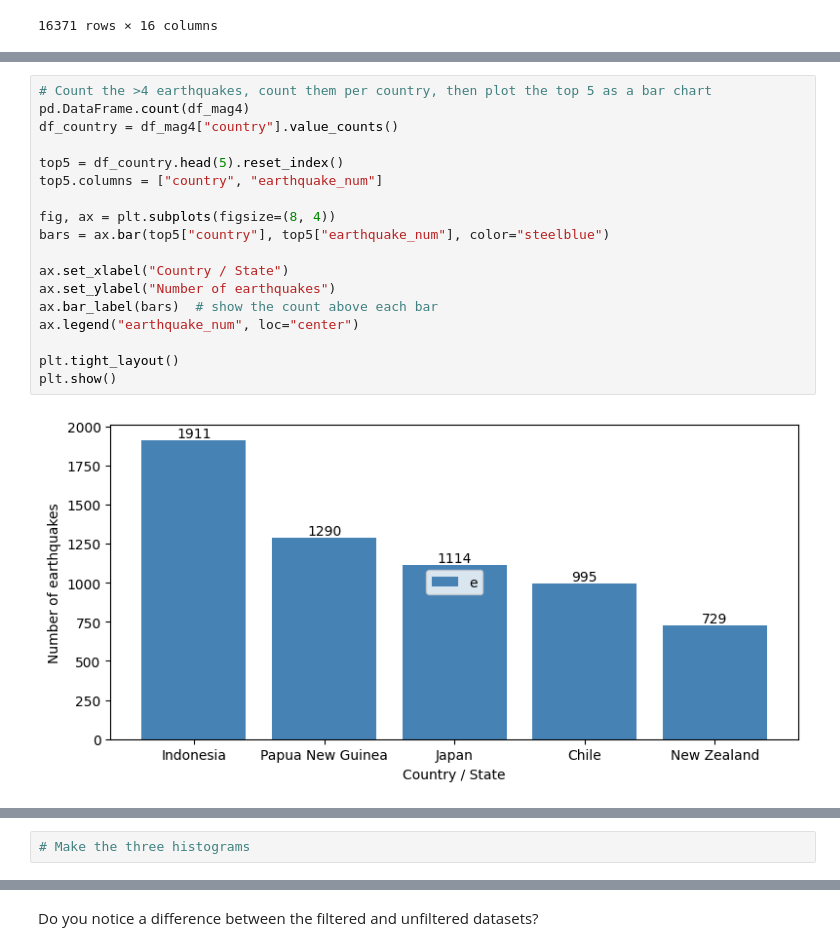
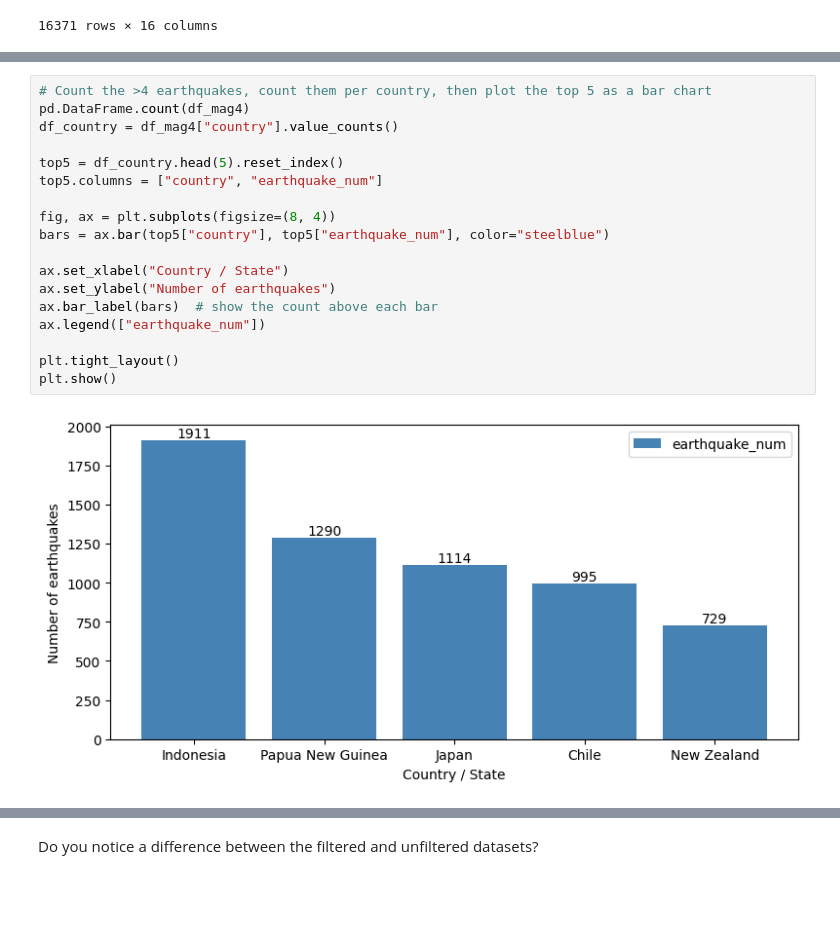
Before and after one commit to MaximeG2110/2026_Intro_Python, a Jupyter notebook: live/part-I/1.5-pandas-environmental-exercises.ipynb, the cells around one changed output, grey strips where cells are left out. Cells and saved outputs as stored; diff of their text form; blank space fills up the shorter version.

```diff
--- a/live/part-I/1.5-pandas-environmental-exercises.ipynb
+++ b/live/part-I/1.5-pandas-environmental-exercises.ipynb
@@ -280,23 +280,23 @@ and `earthquake_num` (number), and recreate the bar chart below.
 # %%
 # Count the >4 earthquakes, count them per country, then plot the top 5 as a bar chart
 pd.DataFrame.count(df_mag4)
 df_country = df_mag4["country"].value_counts()
 
 top5 = df_country.head(5).reset_index()
 top5.columns = ["country", "earthquake_num"]
 
 fig, ax = plt.subplots(figsize=(8, 4))
 bars = ax.bar(top5["country"], top5["earthquake_num"], color="steelblue")
 
 ax.set_xlabel("Country / State")
 ax.set_ylabel("Number of earthquakes")
 ax.bar_label(bars)  # show the count above each bar
-ax.legend("earthquake_num", loc="center")
+ax.legend(["earthquake_num"])
 
 plt.tight_layout()
 plt.show()
 # %% [output]
-[figure, old version]
+[figure, new version]
 # %% [markdown]
 **Q10) Make a histogram for the distribution of the earthquakes' magnitudes.**
 
@@ -326,5 +326,3 @@ side.
 <img src="https://raw.githubusercontent.com/gse-unil/2026_MLEES_book/main/part-I/_static/1.5-target-hist-filtered-unfiltered.png" alt="Two histograms of earthquake magnitude side by side, one for events above magnitude 4 and one for the whole catalog" width="100%">
 
 <em>The filtered and unfiltered magnitude distributions, drawn on their own count axes.</em>
-# %%
-# Make the three histograms
```
Also changed, not shown: parts of 3 cells of this notebook.
